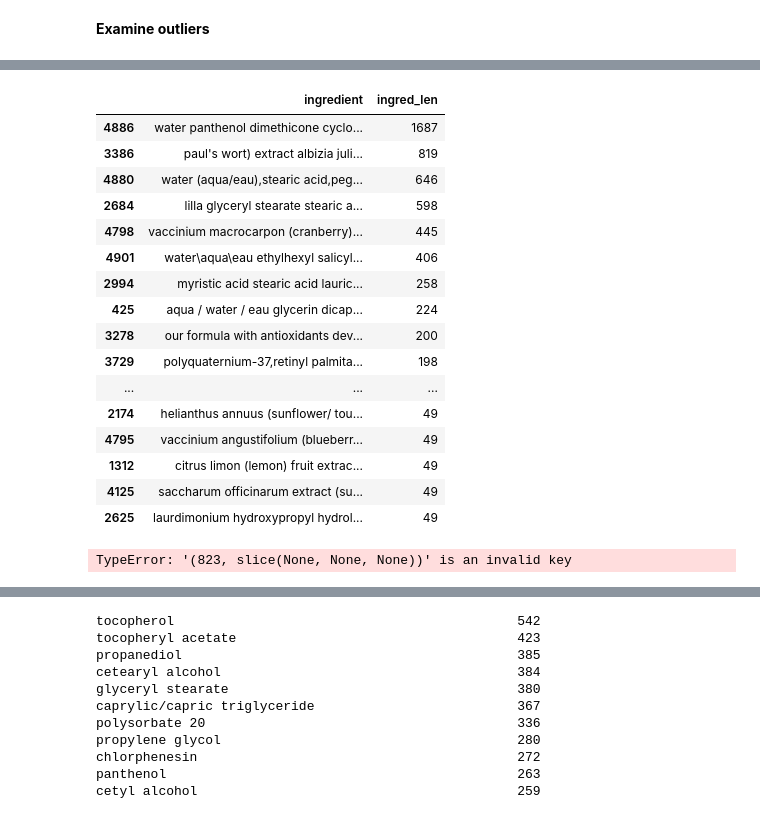
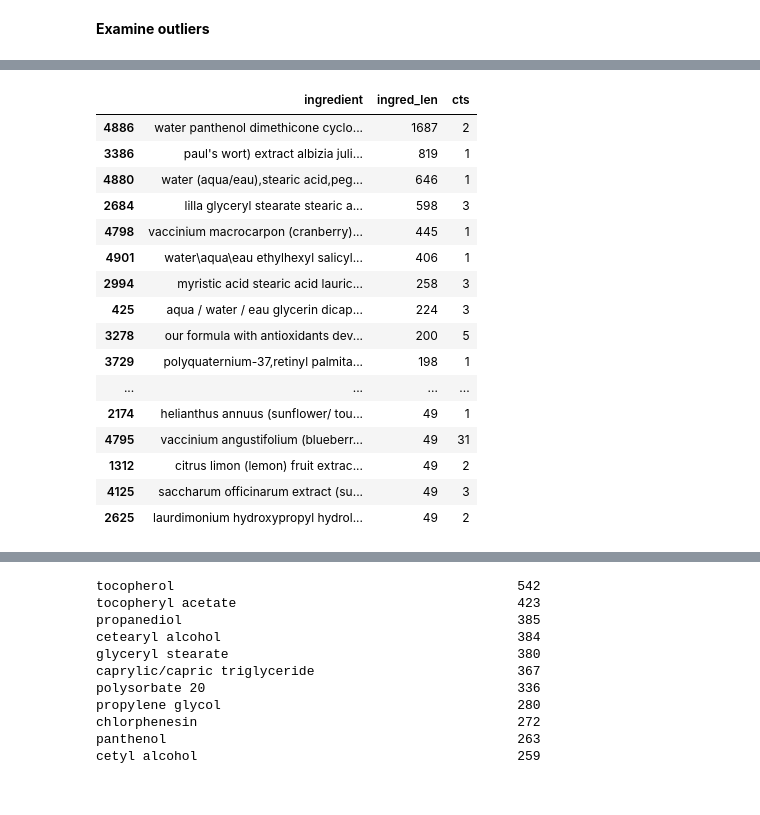
Before and after one commit to paulqsims/insight_project, a Jupyter notebook: notebooks/DataCleaning.ipynb, the cells around one changed output, grey strips where cells are left out. Cells and saved outputs as stored; diff of their text form; code cells hidden in the pictures.

```diff
--- a/notebooks/DataCleaning.ipynb
+++ b/notebooks/DataCleaning.ipynb
@@ -357,13 +357,15 @@ df_temp['ingredients'].unique()[:10]
 # %%
 # Text to split by via regex
 
-drop_size_text = [', ','\*','\\n','\.', '\;','.and.',' - ','inactive\: ','\&']
+drop_delim_text = [
+    ', ','\*','\\n','\.', '\;','.and.',' - ','inactive\: ','\&'
+]
 # %%
 # Change string of ingredients into a list containing a string for each ingredient, split by the following characters
 # split by comma, \n, . space, .\n
 
 df_temp['ingredients'] = (
-    df_temp['ingredients'].str.split('|'.join(drop_size_text))
+    df_temp['ingredients'].str.split('|'.join(drop_delim_text))
 )
 #df_temp['ingredients'] = df_temp['ingredients'].str.split(',|\\n|\. |.\\n')
 # %%
@@ -495,3 +497,7 @@ test.describe()
 - Major right tail skew! Lots of outliers and should be removed
 # %% [markdown]
 **Examine outliers**
+# %%
+# join ingredient lengths and ingredient counts
+
+test2 = test.join(ingred_cts.set_index('ingredient'), on='ingredient', how='left')
@@ -498,26 +513,22 @@ test.describe()
 # %%
 # View ingredients that are past the 75% quartile
 
-test[test.ingred_len > 39].sort_values(by=['ingred_len'], ascending=False)
+test2[test2.ingred_len > 39].sort_values(by=['ingred_len'], ascending=False)
 # %% [output]
-|  | ingredient | ingred_len |
-| 4886 | water panthenol dimethicone cyclo... | 1687 |
-| 3386 | paul's wort) extract albizia juli... | 819 |
-| 4880 | water (aqua/eau),stearic acid,peg... | 646 |
-| 2684 | lilla glyceryl stearate stearic a... | 598 |
-| 4798 | vaccinium macrocarpon (cranberry)... | 445 |
-| 4901 | water\aqua\eau ethylhexyl salicyl... | 406 |
-| 2994 | myristic acid stearic acid lauric... | 258 |
-| 425 | aqua / water / eau glycerin dicap... | 224 |
-| 3278 | our formula with antioxidants dev... | 200 |
-| 3729 | polyquaternium-37,retinyl palmita... | 198 |
-| ... | ... | ... |
-| 2174 | helianthus annuus (sunflower/ tou... | 49 |
-| 4795 | vaccinium angustifolium (blueberr... | 49 |
-| 1312 | citrus limon (lemon) fruit extrac... | 49 |
-| 4125 | saccharum officinarum extract (su... | 49 |
-| 2625 | laurdimonium hydroxypropyl hydrol... | 49 |
+|  | ingredient | ingred_len | cts |
+| 4886 | water panthenol dimethicone cyclo... | 1687 | 2 |
+| 3386 | paul's wort) extract albizia juli... | 819 | 1 |
+| 4880 | water (aqua/eau),stearic acid,peg... | 646 | 1 |
+| 2684 | lilla glyceryl stearate stearic a... | 598 | 3 |
+| 4798 | vaccinium macrocarpon (cranberry)... | 445 | 1 |
+| 4901 | water\aqua\eau ethylhexyl salicyl... | 406 | 1 |
+| 2994 | myristic acid stearic acid lauric... | 258 | 3 |
+| 425 | aqua / water / eau glycerin dicap... | 224 | 3 |
+| 3278 | our formula with antioxidants dev... | 200 | 5 |
+| 3729 | polyquaternium-37,retinyl palmita... | 198 | 1 |
+| ... | ... | ... | ... |
+| 2174 | helianthus annuus (sunflower/ tou... | 49 | 1 |
+| 4795 | vaccinium angustifolium (blueberr... | 49 | 31 |
+| 1312 | citrus limon (lemon) fruit extrac... | 49 | 2 |
+| 4125 | saccharum officinarum extract (su... | 49 | 3 |
+| 2625 | laurdimonium hydroxypropyl hydrol... | 49 | 2 |
-# %%
-test[823,:]
-# %% [output]
-TypeError: '(823, slice(None, None, None))' is an invalid key
```
Also changed, not shown: parts of 8 cells of this notebook.
